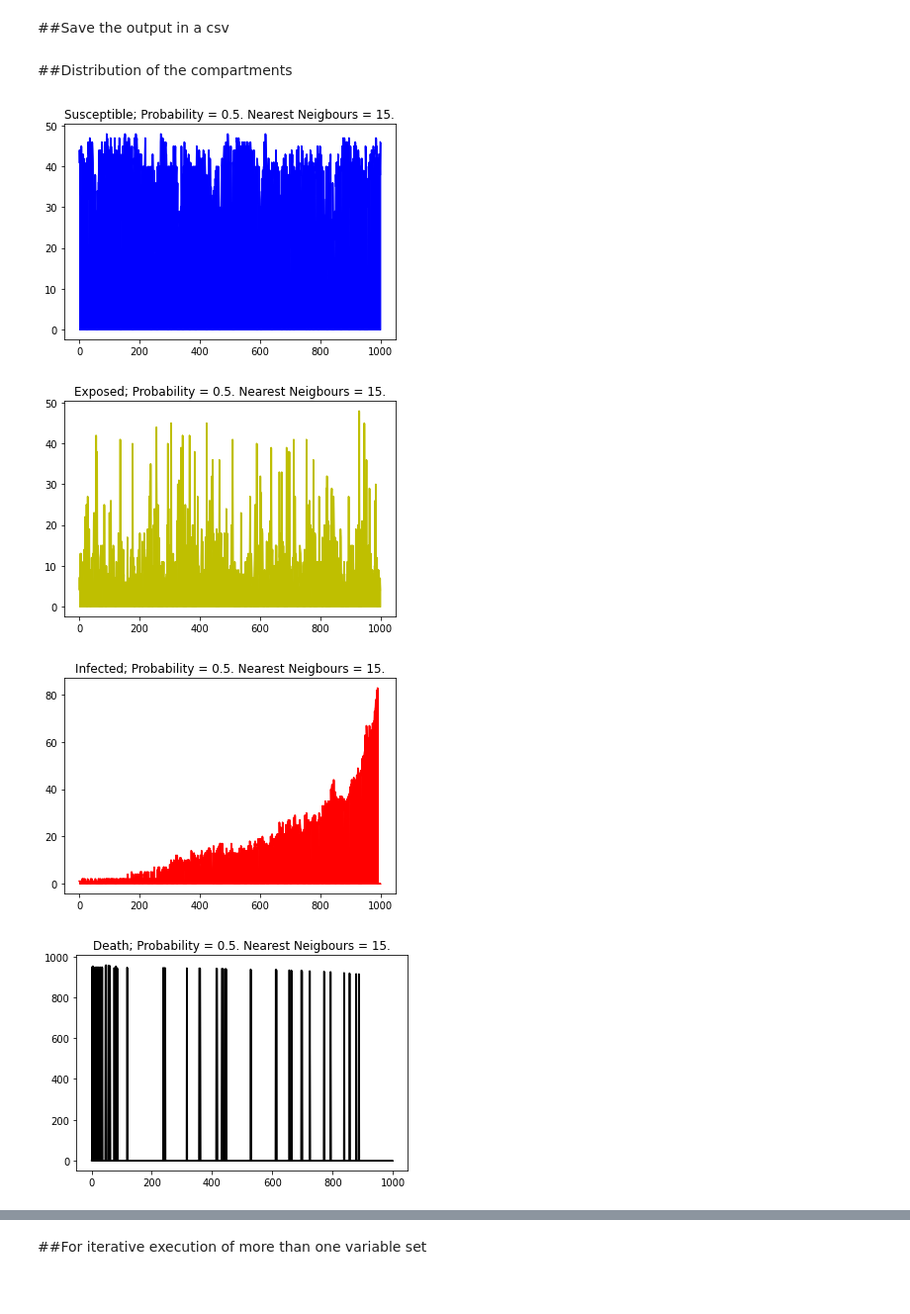
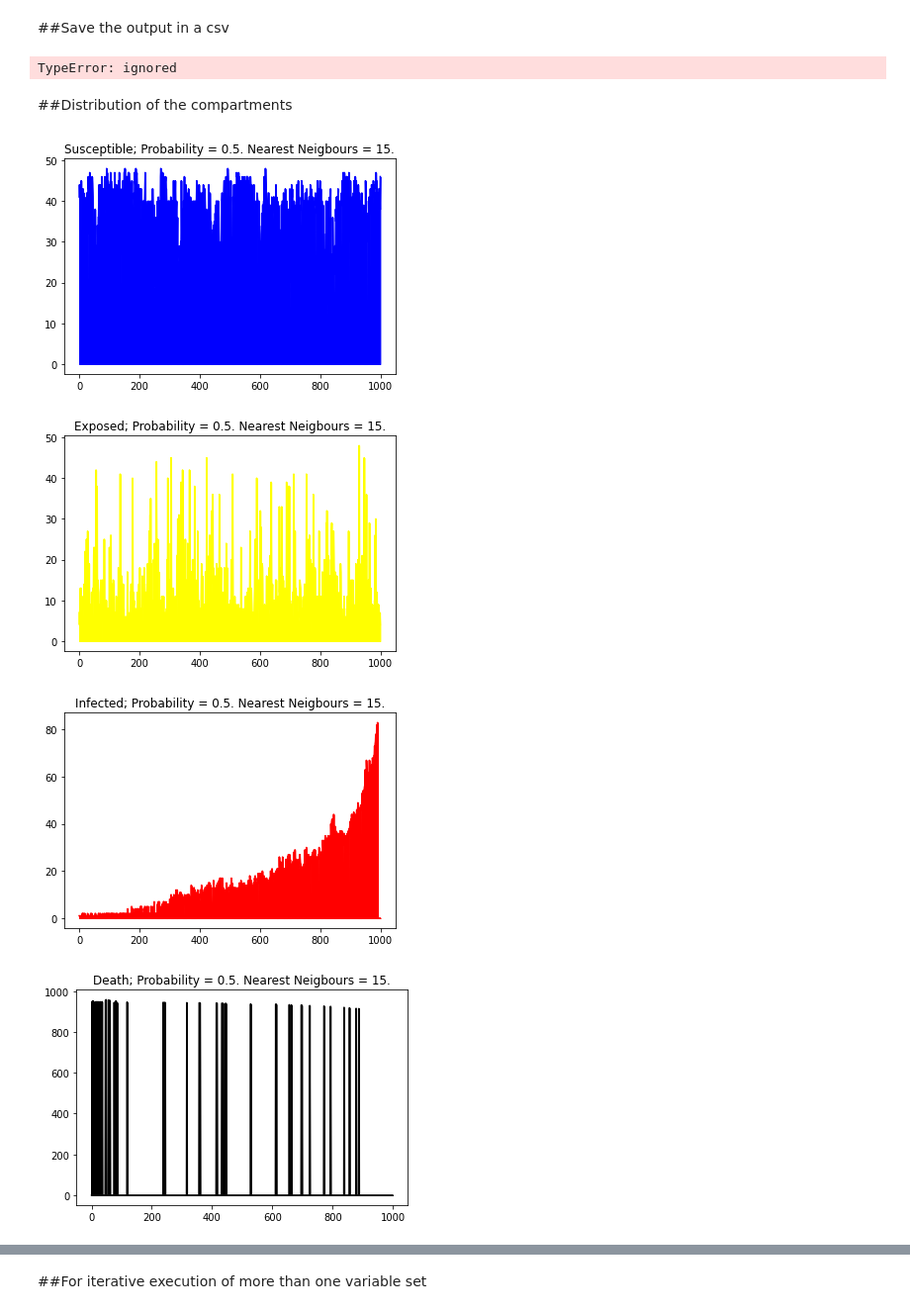
Before and after one commit to thecrazyphysicist369/strategic-Covid19-testing, a Jupyter notebook: v2_Random_Testing.ipynb, the cells around one changed output, grey strips where cells are left out. Shown: that part at 99% size. Drawn from its saved outputs; the diff is of its cells as text; code cells hidden in the pictures.

```diff
--- a/v2_Random_Testing.ipynb
+++ b/v2_Random_Testing.ipynb
@@ -187,7 +187,7 @@ def days(pop, tpm):
 
 population_size = 1000 #int(input("Enter population size : "))
 
-k = 15 # int(input("\nk nearest neighbors : "))
+k = 5 # int(input("\nk nearest neighbors : "))
 
 p = 0.5 # float(input("\nProbablity of the contacts : "))
 
@@ -243,6 +243,8 @@ plt.plot(count, susp, color='b', label = "Susceptible")
 plt.plot(count, expo, color='y', label = "Exposed")
 plt.plot(count, infe, color='r', label = "Infected")
 plt.plot(count, reco, color='g', label = "Recovered")
+plt.xlabel('number of days')
+plt.ylabel('population')
 plt.plot(count, dead, color='k', label = "Dead")
 label = "Probability = "+str(p)+". Nearest Neigbours = "+str(k)+"."
 plt.title(label, fontdict=None, loc='center', pad=None)
@@ -262,3 +257,33 @@ dataset.to_csv("observation.csv")
+# %%
+#Saving the comparmental values
+comp_frame = np.array([susp, expo, infe, reco, dead])
+comp_dataset = pd.DataFrame(comp_frame).T
+comp_dataset.columns = ["Susceptible","Exposed","Infected","Recovered","Dead"]
+comp_dataset.to_csv("compartmental.csv")
+int_pop_index = [] #[int(item) for item in population['index']]
+for item in population['index']:
+  int_pop_index.append(int(item))
+#Saving the population values
+pop_frame = np.array([int_pop_index,
+                      int(population['cont_level']),
+                      int(population['connected']),
+                      int(population['d_sus']),
+                      int(population['d_expo']),
+                      int(population['d_inf']),
+                      int(population['d_reco']),
+                      int(population['d_death'])])
+pop_dataset = pd.DataFrame(pop_frame).T
+pop_dataset.columns = ['Index',
+                       'Contamination Level',
+                       'Nearest Neighbors',
+                       'Days since Susceptible',
+                       'Days since Exposed',
+                       'Days since Infected',
+                       'Days since Recovered',
+                       'Days since Death']
+pop_dataset.to_csv('population.csv')
+# %% [output]
+TypeError: ignored
 # %% [markdown]
 ##Distribution of the compartments
 # %%
@@ -280,41 +305,45 @@ for person in population:
     d_sus.append(person['d_sus'])
 
 
-#replace count with a apt list of len population
+pop_len = []
+for i in len(population):
+  pop_len.append(i)
+
 
 #Plotting the susceptible distribution
 sus_plt = plt.plot(count, d_sus, color = 'b')
 sus_plt = plt.fill_between(count, d_sus, color = 'b')
 label = "Susceptible; Probability = "+str(p)+". Nearest Neigbours = "+str(k)+"."
 sus_plt = plt.title(label, fontdict=None, loc='center', pad=None)
+sus_plt = plt.savefig('susceptible distribution.png')
 sus_plt = plt.show()
 #Plotting the exposed distribution
-expo_plt = plt.plot(count, d_expo, color = 'y')
-expo_plt = plt.fill_between(count, d_expo, color = 'y')
+expo_plt = plt.plot(count, d_expo, color = '#ffff00')
+expo_plt = plt.fill_between(count, d_expo, color = '#ffff00')
 label = "Exposed; Probability = "+str(p)+". Nearest Neigbours = "+str(k)+"."
 expo_plt = plt.title(label, fontdict=None, loc='center', pad=None)
 expo_plt = plt.show()
 #plotting the infected distribution
 inf_plt = plt.plot(count, d_inf, color = 'r')
 inf_plt = plt.fill_between(count, d_inf, color = 'r')
 label = "Infected; Probability = "+str(p)+". Nearest Neigbours = "+str(k)+"."
 inf_plt = plt.title(label, fontdict=None, loc='center', pad=None)
 inf_plt = plt.show()
 #plotting the death distribution
 inf_plt = plt.plot(count, d_death, color = 'k')
 inf_plt = plt.fill_between(count, d_death, color = 'k')
 label = "Death; Probability = "+str(p)+". Nearest Neigbours = "+str(k)+"."
 inf_plt = plt.title(label, fontdict=None, loc='center', pad=None)
 inf_plt = plt.show()
 #plotting the recovered distribution
 inf_plt = plt.plot(count, d_reco, color = 'g')
 inf_plt = plt.fill_between(count, d_reco, color = 'g')
 label = "Infected; Probability = "+str(p)+". Nearest Neigbours = "+str(k)+"."
 inf_plt = plt.title(label, fontdict=None, loc='center', pad=None)
 inf_plt = plt.show()
 # %% [output]
 [figure]
-[figure, old version]
+[figure, new version]
 [figure]
 [figure]
 [figure]
```
Also changed, not shown: parts of 4 cells of this notebook.
